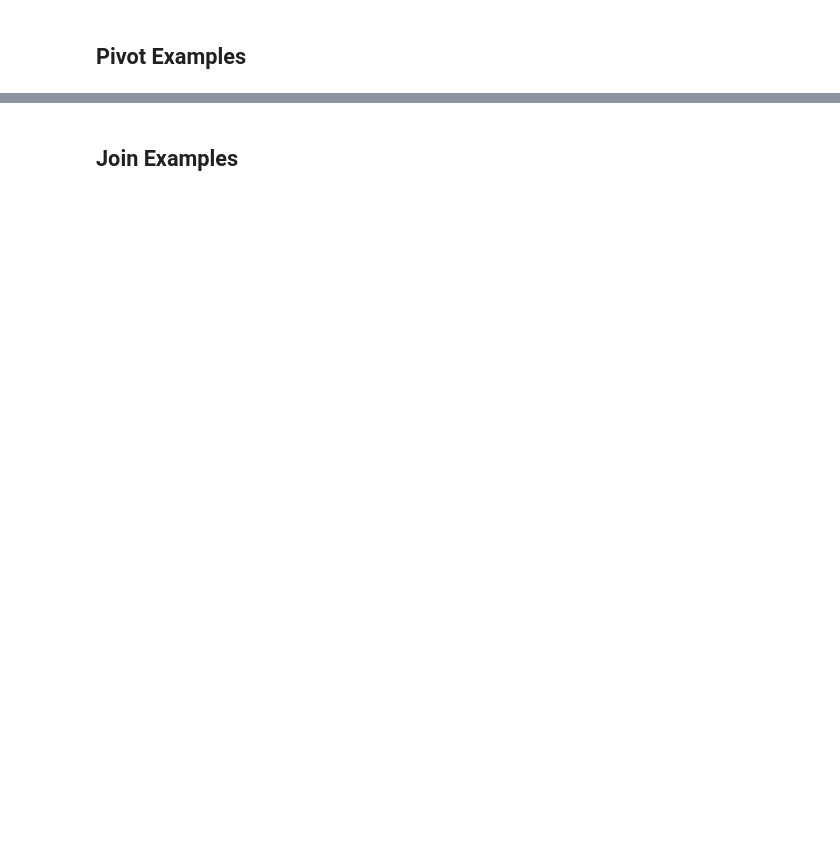
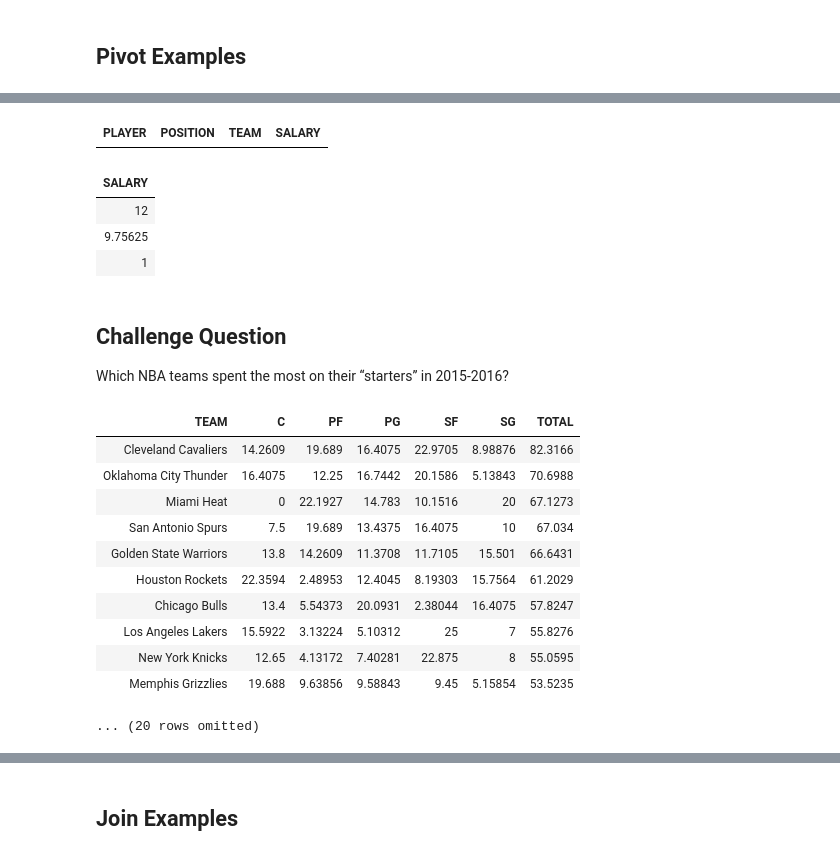
Before and after one commit to YData123/sds123-sp21, a Jupyter notebook: demos/lec11/lec11.ipynb, the cells around one changed output, grey strips where cells are left out. Saved outputs shown, nothing was run; the diff lists cells and outputs as text; code cells hidden in the pictures; blank space fills up the shorter version.

```diff
--- a/demos/lec11/lec11.ipynb
+++ b/demos/lec11/lec11.ipynb
@@ -31 +129,40 @@ nba.pivot('POSITION', 'TEAM', values = 'SALARY', collect = np.average)
+# %%
+nba.where('POSITION', 'PF').where('TEAM', 'Detroit Pistons')
+# %% [output]
+| PLAYER | POSITION | TEAM | SALARY |
+# %%
+nba.where('POSITION', 'C').where('TEAM', 'Atlanta Hawks').select('SALARY')
+# %% [output]
+| SALARY |
+| 12 |
+| 9.75625 |
+| 1 |
+# %% [markdown]
+## Challenge Question
+Which NBA teams spent the most on their “starters” in 2015-2016?
+# %%
+nba
+
+# If we assume the "starter" is the player paid the most in each position,
+# we can use "collect = max"
+starters = nba.pivot('POSITION', 'TEAM', values='SALARY', collect=max)
+
+# Now we need to find the total paid for the starters
+totals = starters.drop("TEAM").apply(sum)
+
+# Add "totals" to our "nba_starters_salaries" table and sort by total
+starters.with_column("TOTAL", totals).sort("TOTAL", descending=True)
+# %% [output]
+| TEAM | C | PF | PG | SF | SG | TOTAL |
+| Cleveland Cavaliers | 14.2609 | 19.689 | 16.4075 | 22.9705 | 8.98876 | 82.3166 |
+| Oklahoma City Thunder | 16.4075 | 12.25 | 16.7442 | 20.1586 | 5.13843 | 70.6988 |
+| Miami Heat | 0 | 22.1927 | 14.783 | 10.1516 | 20 | 67.1273 |
+| San Antonio Spurs | 7.5 | 19.689 | 13.4375 | 16.4075 | 10 | 67.034 |
+| Golden State Warriors | 13.8 | 14.2609 | 11.3708 | 11.7105 | 15.501 | 66.6431 |
+| Houston Rockets | 22.3594 | 2.48953 | 12.4045 | 8.19303 | 15.7564 | 61.2029 |
+| Chicago Bulls | 13.4 | 5.54373 | 20.0931 | 2.38044 | 16.4075 | 57.8247 |
+| Los Angeles Lakers | 15.5922 | 3.13224 | 5.10312 | 25 | 7 | 55.8276 |
+| New York Knicks | 12.65 | 4.13172 | 7.40281 | 22.875 | 8 | 55.0595 |
+| Memphis Grizzlies | 19.688 | 9.63856 | 9.58843 | 9.45 | 5.15854 | 53.5235 |
+... (20 rows omitted)
 # %%
```
Also changed, not shown: parts of 48 cells of this notebook, 2 other files.
